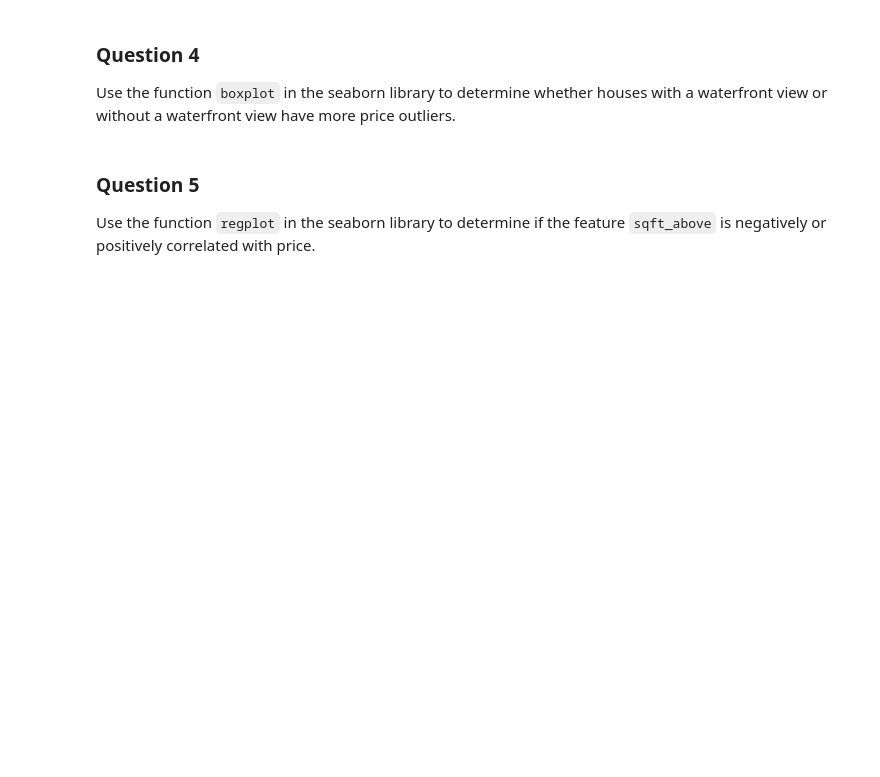
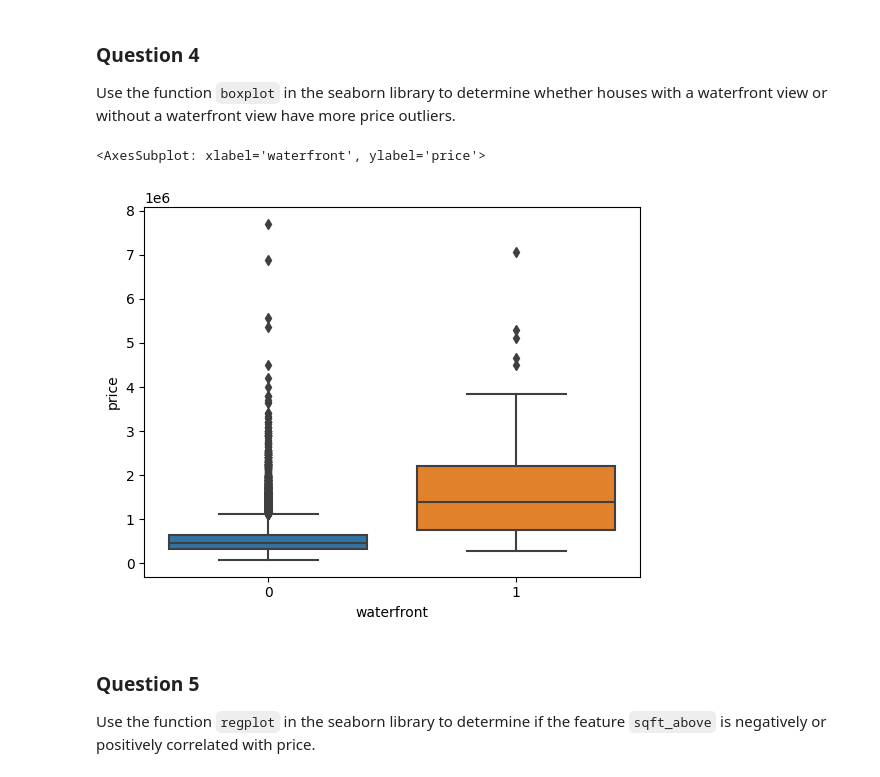
Before and after one commit to anwarrahim/IBM_Data_Science, a Jupyter notebook: Course_7/House Sales in King County, USA Project/House_Sales_in_King_Count_USA.ipynb, the cells around one changed output. Saved outputs shown, nothing was run; the diff lists cells and outputs as text; code cells hidden in the pictures; blank space fills up the shorter version.

Commit message:
data analysis

```diff
--- a/Course_7/House Sales in King County, USA Project/House_Sales_in_King_Count_USA.ipynb
+++ b/Course_7/House Sales in King County, USA Project/House_Sales_in_King_Count_USA.ipynb
@@ -45,7 +53,7 @@ from sklearn.linear_model import LinearRegression
 # %% [markdown]
 Load the csv:
 # %%
-file_name='https://cf-courses-data.s3.us.cloud-object-storage.appdomain.cloud/IBMDeveloperSkillsNetwork-DA0101EN-SkillsNetwork/labs/FinalModule_Coursera/data/kc_house_data_NaN.csv'
+file_name='kc_house_data_NaN.csv'
 df=pd.read_csv(file_name)
 # %% [markdown]
 We use the method <code>head</code> to display the first 5 columns of the dataframe.
@@ -65,3 +112,7 @@ df.describe()
 ### Question 2
 
 Drop the columns <code>"id"</code>  and <code>"Unnamed: 0"</code> from axis 1 using the method <code>drop()</code>, then use the method <code>describe()</code> to obtain a statistical summary of the data. Take a screenshot and submit it, make sure the <code>inplace</code> parameter is set to <code>True</code>
+# %%
+df.drop(['id', 'Unnamed: 0'], axis=1, inplace=True)
+
+df.describe()
@@ -93,6 +171,11 @@ Use the method <code>value_counts</code> to count the number of houses with uniq
 ### Question 4
 
 Use the function <code>boxplot</code> in the seaborn library  to  determine whether houses with a waterfront view or without a waterfront view have more price outliers.
+# %%
+sns.boxplot(data=df, x='waterfront', y='price')
+# %% [output]
+<AxesSubplot: xlabel='waterfront', ylabel='price'>
+[figure, added]
 # %% [markdown]
 ### Question 5
 
```
Also changed, not shown: parts of 22 cells of this notebook, 1 other file.
